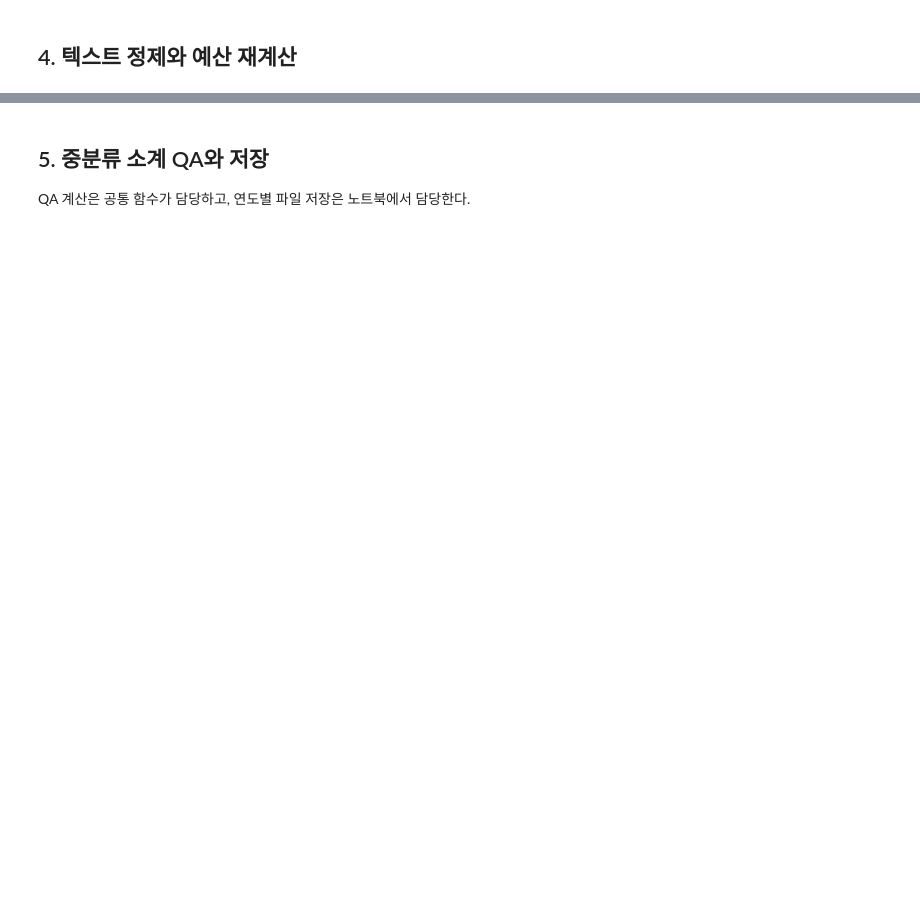
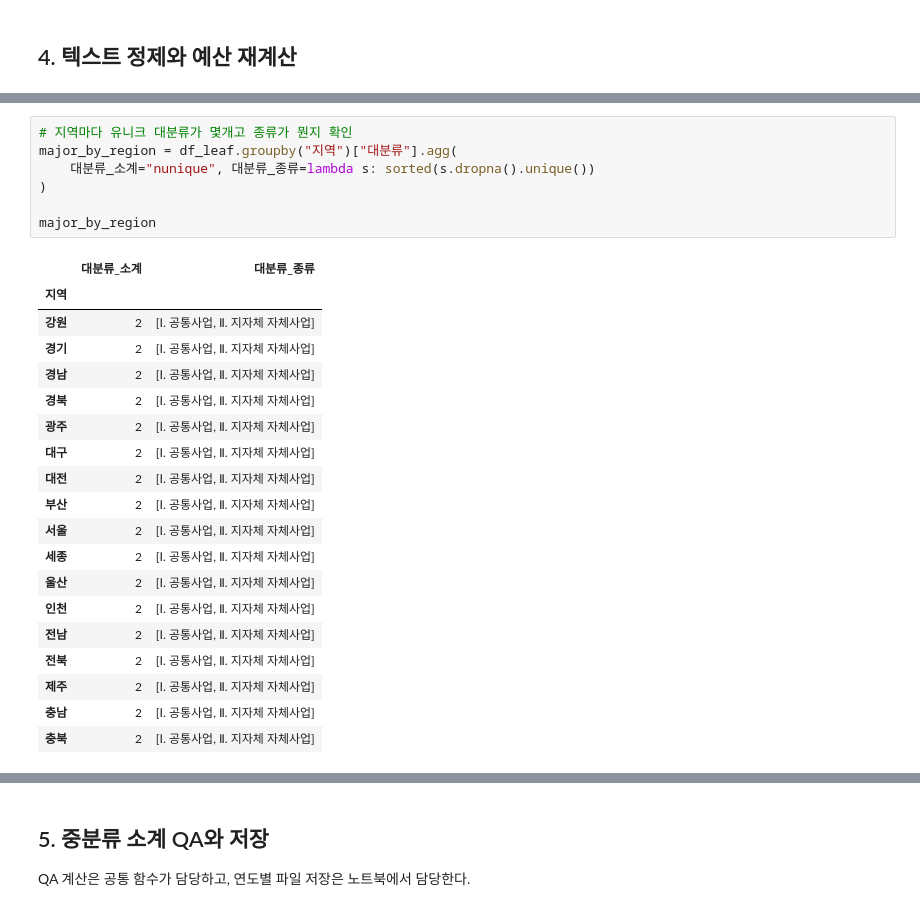
Before and after one commit to JungYeoni/yumocha, a Jupyter notebook: notebooks/20260721_EDA_2016_전국_시도분리정제.ipynb, the cells around one changed output, grey strips where cells are left out. Drawn from its saved outputs; the diff is of its cells as text; blank space fills up the shorter version.

```diff
--- a/notebooks/20260721_EDA_2016_전국_시도분리정제.ipynb
+++ b/notebooks/20260721_EDA_2016_전국_시도분리정제.ipynb
@@ -216,0 +262,27 @@ display(df_leaf[["지역", "세부사업명", "당해예산", "전년도예산",
+# %%
+# 지역마다 유니크 대분류가 몇개고 종류가 뭔지 확인
+major_by_region = df_leaf.groupby("지역")["대분류"].agg(
+    대분류_소계="nunique", 대분류_종류=lambda s: sorted(s.dropna().unique())
+)
+
+major_by_region
+# %% [output]
+|  | 대분류_소계 | 대분류_종류 |
+| 지역 |  |  |
+| 강원 | 2 | [Ⅰ. 공통사업, Ⅱ. 지자체 자체사업] |
+| 경기 | 2 | [Ⅰ. 공통사업, Ⅱ. 지자체 자체사업] |
+| 경남 | 2 | [Ⅰ. 공통사업, Ⅱ. 지자체 자체사업] |
+| 경북 | 2 | [Ⅰ. 공통사업, Ⅱ. 지자체 자체사업] |
+| 광주 | 2 | [Ⅰ. 공통사업, Ⅱ. 지자체 자체사업] |
+| 대구 | 2 | [Ⅰ. 공통사업, Ⅱ. 지자체 자체사업] |
+| 대전 | 2 | [Ⅰ. 공통사업, Ⅱ. 지자체 자체사업] |
+| 부산 | 2 | [Ⅰ. 공통사업, Ⅱ. 지자체 자체사업] |
+| 서울 | 2 | [Ⅰ. 공통사업, Ⅱ. 지자체 자체사업] |
+| 세종 | 2 | [Ⅰ. 공통사업, Ⅱ. 지자체 자체사업] |
+| 울산 | 2 | [Ⅰ. 공통사업, Ⅱ. 지자체 자체사업] |
+| 인천 | 2 | [Ⅰ. 공통사업, Ⅱ. 지자체 자체사업] |
+| 전남 | 2 | [Ⅰ. 공통사업, Ⅱ. 지자체 자체사업] |
+| 전북 | 2 | [Ⅰ. 공통사업, Ⅱ. 지자체 자체사업] |
+| 제주 | 2 | [Ⅰ. 공통사업, Ⅱ. 지자체 자체사업] |
+| 충남 | 2 | [Ⅰ. 공통사업, Ⅱ. 지자체 자체사업] |
+| 충북 | 2 | [Ⅰ. 공통사업, Ⅱ. 지자체 자체사업] |
```
Also changed, not shown: parts of 15 cells of this notebook, 6 other files.
